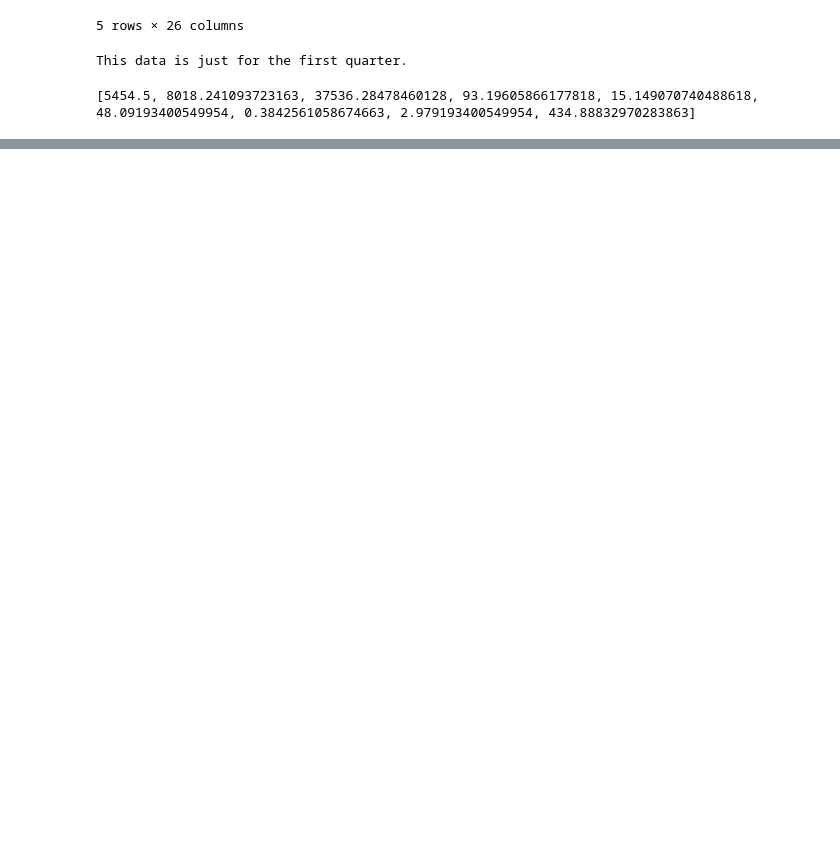
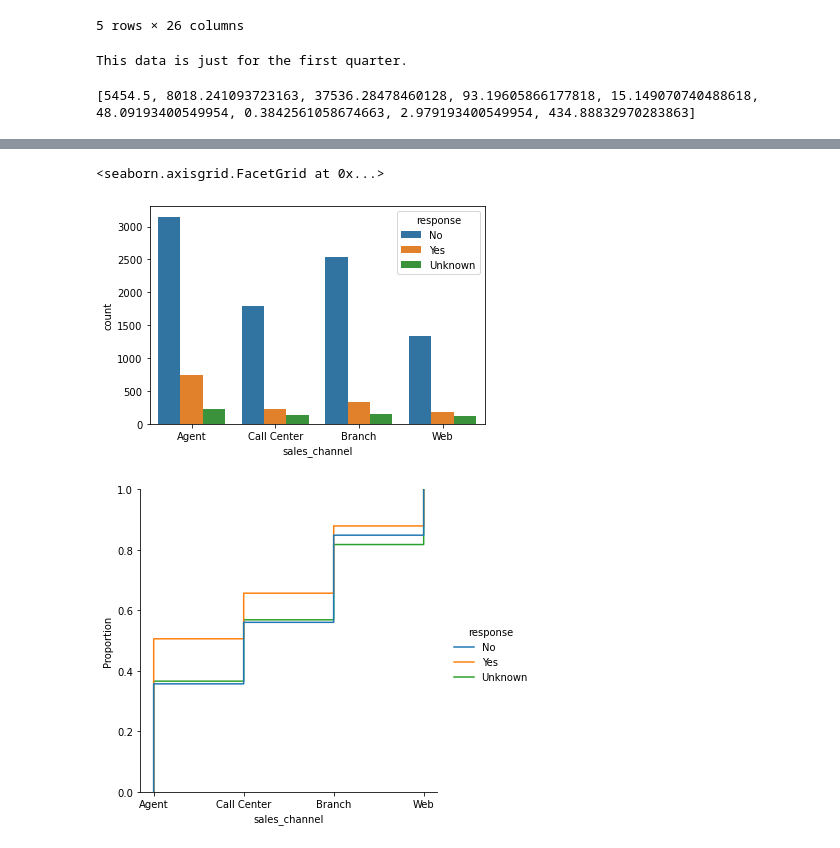
Before and after one commit to UmmuDem/Customer-Analysis-Round-1, a Jupyter notebook: lab-customer-analysis-round-2.ipynb, the cells around one changed output, grey strips where cells are left out. Drawn from its saved outputs; the diff is of its cells as text; code cells hidden in the pictures; blank space fills up the shorter version.

```diff
--- a/lab-customer-analysis-round-2.ipynb
+++ b/lab-customer-analysis-round-2.ipynb
@@ -155,0 +197,8 @@ print(means)
+# %%
+sns.countplot(x= 'sales_channel',hue='response',data=data)
+
+sns.displot(x='sales_channel', data= data, hue='response', kind='ecdf')
+# %% [output]
+<seaborn.axisgrid.FacetGrid at 0x...>
+[figure, added]
+[figure, added]
```
Also changed, not shown: parts of 19 cells of this notebook.
